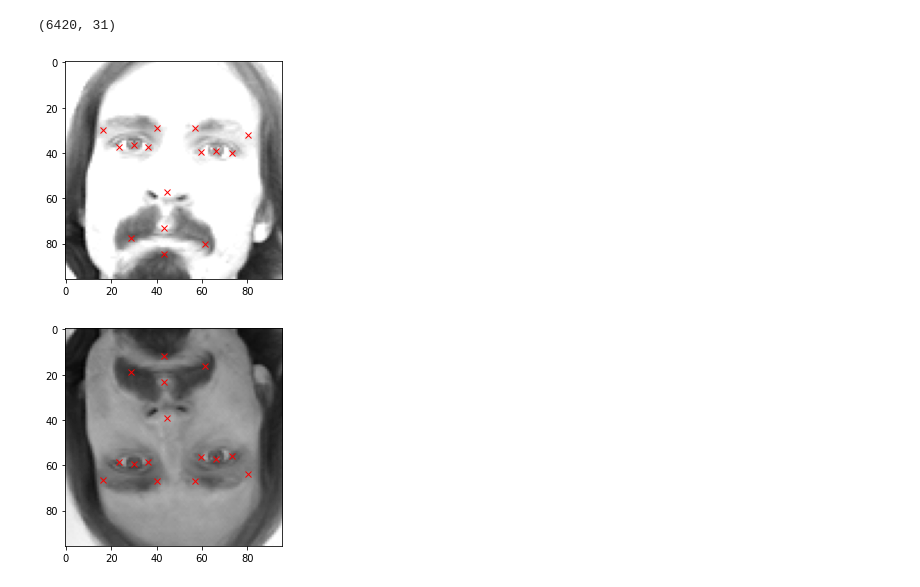
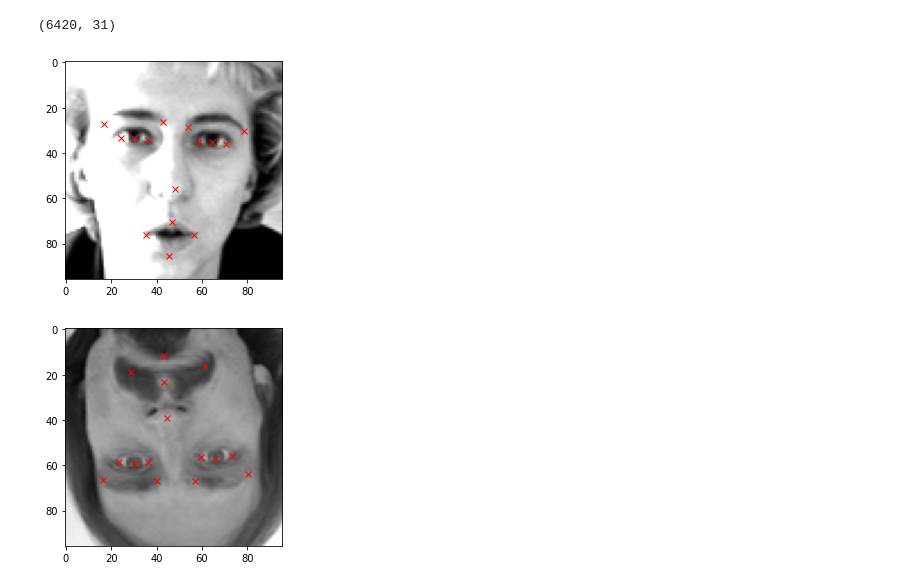
Before and after one commit to astha77-bot/Fizzog, a Jupyter notebook: Fizzog.ipynb, the cells around one changed output. Cells and saved outputs as stored; diff of their text form; code cells hidden in the pictures.

```diff
--- a/Fizzog.ipynb
+++ b/Fizzog.ipynb
@@ -184,7 +188,7 @@ for i in range(len(columns)):
     keyfacial_df_copy[columns[i]] = keyfacial_df_copy[columns[i]].apply(lambda x: 96. - float(x) )
 # %%
 # Show the Horizontally flipped image
-plt.imshow(keyfacial_df_copy['Image'][0],cmap='gray')
+plt.imshow(keyfacial_df_copy['Image'][1],cmap='gray')
 for j in range(1, 31, 2):
-        plt.plot(keyfacial_df_copy.loc[0][j-1], keyfacial_df_copy.loc[0][j], 'rx')
+        plt.plot(keyfacial_df_copy.loc[1][j-1], keyfacial_df_copy.loc[0][j], 'rx')
 # %% [output]
@@ -223,11 +227,11 @@ augmented_df.shape
 # %%
 # Show Image with increased brightness
 
-plt.imshow(keyfacial_df_copy['Image'][0], cmap='gray')
+plt.imshow(keyfacial_df_copy['Image'][1], cmap='gray')
 for j in range(1, 31, 2):
-        plt.plot(keyfacial_df_copy.loc[0][j-1], keyfacial_df_copy.loc[0][j], 'rx')
+        plt.plot(keyfacial_df_copy.loc[1][j-1], keyfacial_df_copy.loc[1][j], 'rx')
 # %% [output]
-[figure, old version]
+[figure, new version]
 # %%
 # flipping the images vertically
 keyfacial_df_copy = copy.copy(keyfacial_df)
```
Also changed, not shown: parts of 31 cells of this notebook.
